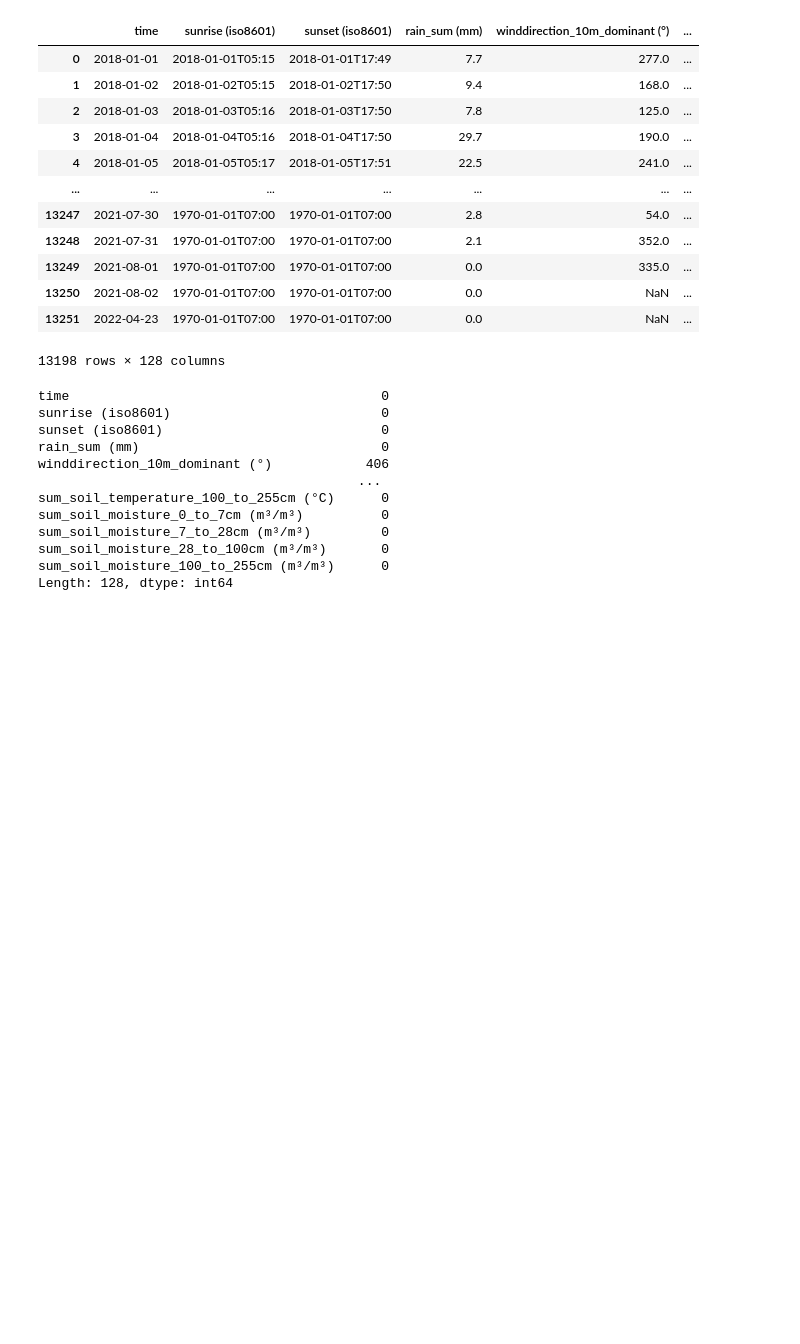
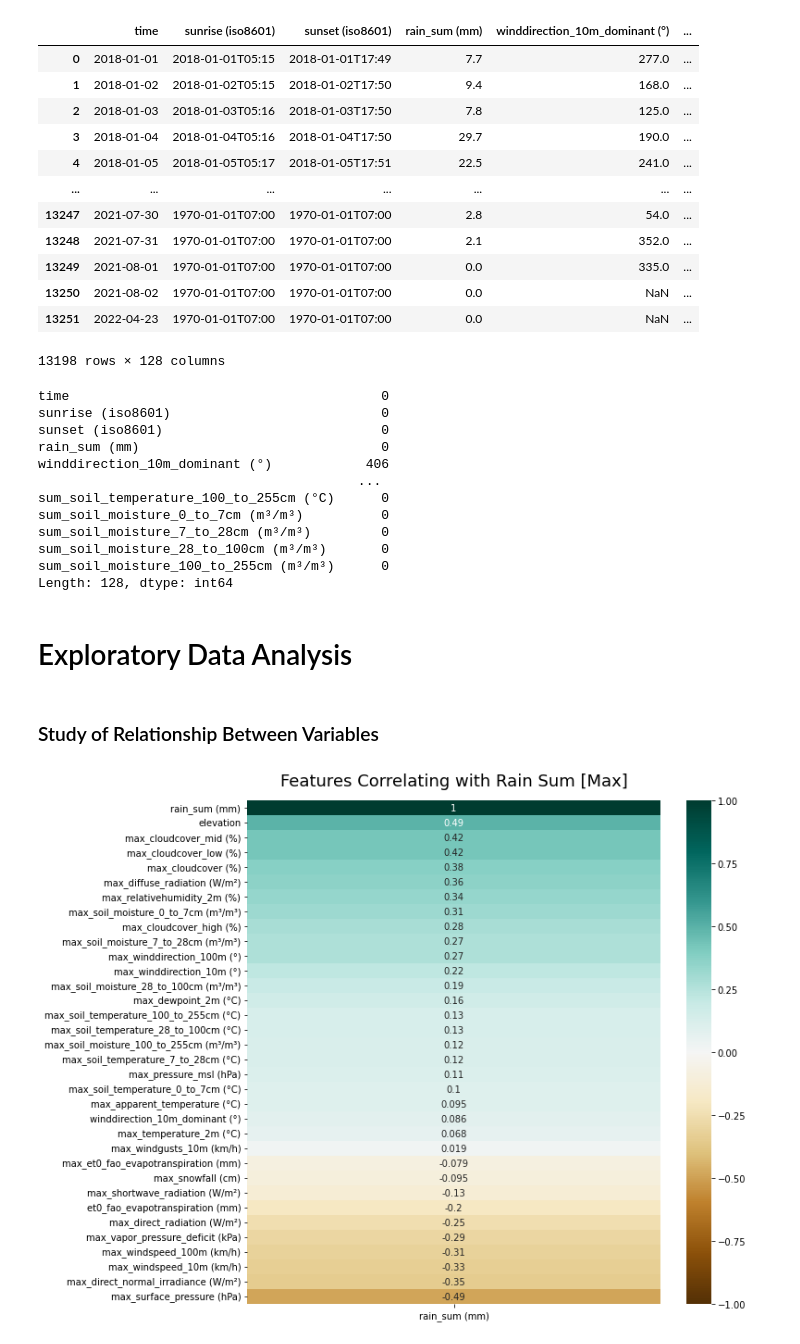
Before and after one commit to FelixFern/Arkavidia-2023-ODE, a Jupyter notebook: Arkavidia.ipynb, the cells around one changed output. Drawn from its saved outputs; the diff is of its cells as text; code cells hidden in the pictures; blank space fills up the shorter version.

```diff
--- a/Arkavidia.ipynb
+++ b/Arkavidia.ipynb
@@ -225,3 +225,30 @@ sum_soil_moisture_7_to_28cm (m³/m³)         0
 sum_soil_moisture_28_to_100cm (m³/m³)       0
 sum_soil_moisture_100_to_255cm (m³/m³)      0
 Length: 128, dtype: int64
+# %% [markdown]
+# Exploratory Data Analysis
+# %%
+train_drop = train_data.drop([
+    'temperature_2m_max (°C)',
+    'temperature_2m_min (°C)',
+    'apparent_temperature_max (°C)',
+    'apparent_temperature_min (°C)',
+    'snowfall_sum (cm)',
+    'windspeed_10m_max (km/h)',
+    'windgusts_10m_max (km/h)',
+    'shortwave_radiation_sum (MJ/m²)',
+], axis = 1).rename(columns={'winddirection_10m_dominant (°)_y': 'winddirection_10m_dominant (°)'}).dropna(subset=['rain_sum (mm)'])
+
+cleaned_train_max = train_drop.merge(train_h_max_data, on=['city', 'time'])
+cleaned_train_min = train_drop.merge(train_h_min_data, on=['city', 'time'])
+cleaned_train_avg = train_drop.merge(train_h_avg_data, on=['city', 'time'])
+cleaned_train_sum = train_drop.merge(train_h_sum_data, on=['city', 'time'])
+# %% [markdown]
+### Study of Relationship Between Variables
+# %%
+fig, ax = plt.subplots(figsize=(10,10))
+
+heatmap = sns.heatmap(cleaned_train_max.corr()[['rain_sum (mm)']].sort_values(by='rain_sum (mm)', ascending=False), vmin=-1, vmax=1, annot=True, cmap='BrBG', ax=ax)
+heatmap.set_title('Features Correlating with Rain Sum [Max]', fontdict={'fontsize':18}, pad=16);
+# %% [output]
+[figure, added]
```
Also changed, not shown: parts of 5 cells of this notebook.
